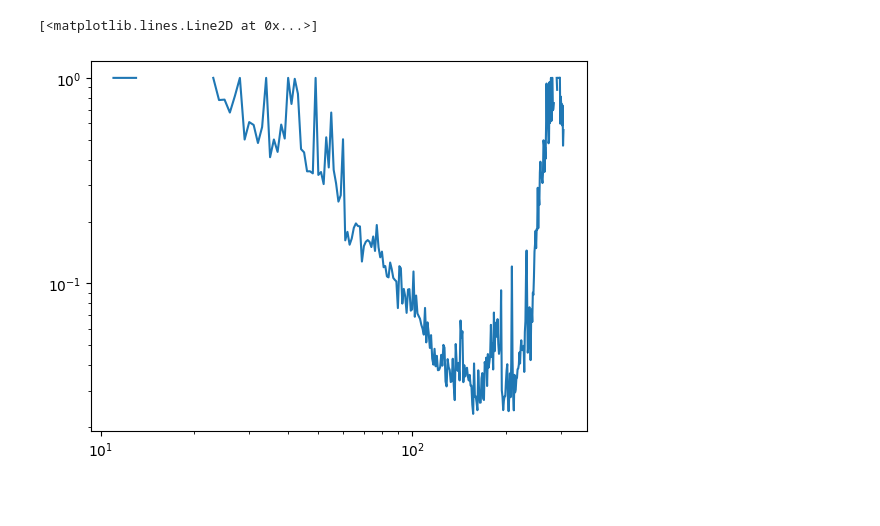
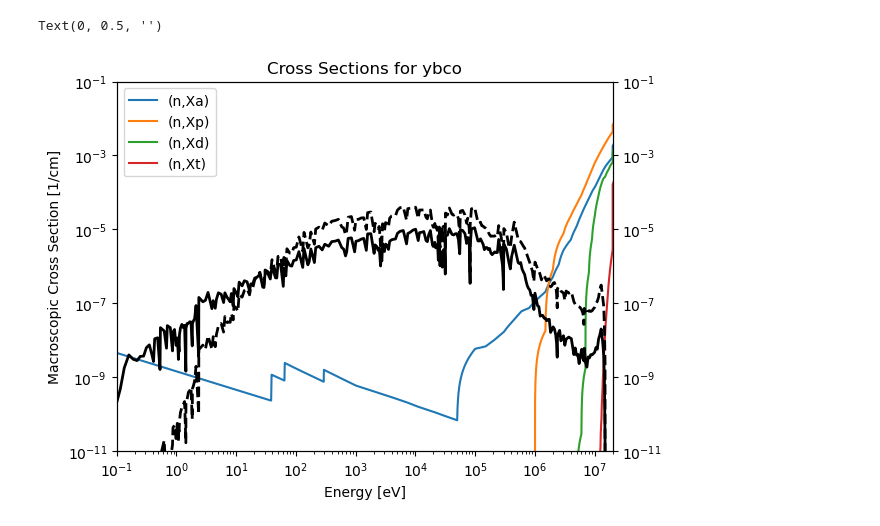
Before and after one commit to SteSeg/tokamak_radiation_environment, a Jupyter notebook: notebooks/iter_arc_magnet_flux.ipynb, the cells around one changed output. Cells and saved outputs as stored; diff of their text form; code cells hidden in the pictures; blank space fills up the shorter version.

```diff
--- a/notebooks/iter_arc_magnet_flux.ipynb
+++ b/notebooks/iter_arc_magnet_flux.ipynb
@@ -13,5 +77,21 @@ plt.loglog(iter_tfcoil_spectrum.mean[:,0,0])
-# %%
-plt.loglog(iter_tfcoil_spectrum.std_dev[:,0,0] / iter_tfcoil_spectrum.mean[:,0,0])
-# %% [output]
-[<matplotlib.lines.Line2D at 0x...>]
-[figure, removed]
+# %%
+# Specify the materials you want to plot cross sections for
+ybco = tre.materials.ybco
+nb3sn = tre.materials.nb3sn
+
+# Use openmc.plot_xs to create the cross section plots
+fig, ax1 = plt.subplots()
+ax2 = ax1.twinx()
+openmc.plot_xs(nb3sn, ['(n,Xa)', '(n,Xp)', '(n,Xd)', '(n,Xt)'], axis=ax1, c=['k', 'k','k','k'])
+# openmc.plot_xs(ybco, ['(n,Xa)'], axis=ax1, c='k')
+ax2.plot(ebins, iter_tfcoil_spectrum.mean[:,0,0], lw=2, ls='-', c='k')
+ax2.plot(ebins, arc_tfcoil_spectrum.mean[:,0,0], lw=2, ls='--', c='k')
+# ax2.plot(hfir_ebins, hfir_spectrum/sum(hfir_spectrum), lw=2, ls=':', c='k')
+ax1.set_xlim(1e-1, 2e7), ax2.set_xlim(1e-1, 2e7)
+ax1.set_ylim(1e-11, 1e-1), ax2.set_ylim(1e-11, 1e-1)
+ax1.set_xscale('log'), ax2.set_xscale('log')
+ax1.set_yscale('log'), ax2.set_yscale('log')
+ax2.set_ylabel('')
+# %% [output]
+Text(0, 0.5, '')
+[figure, added]
```
Also changed, not shown: parts of 9 cells of this notebook, 4 other files.
